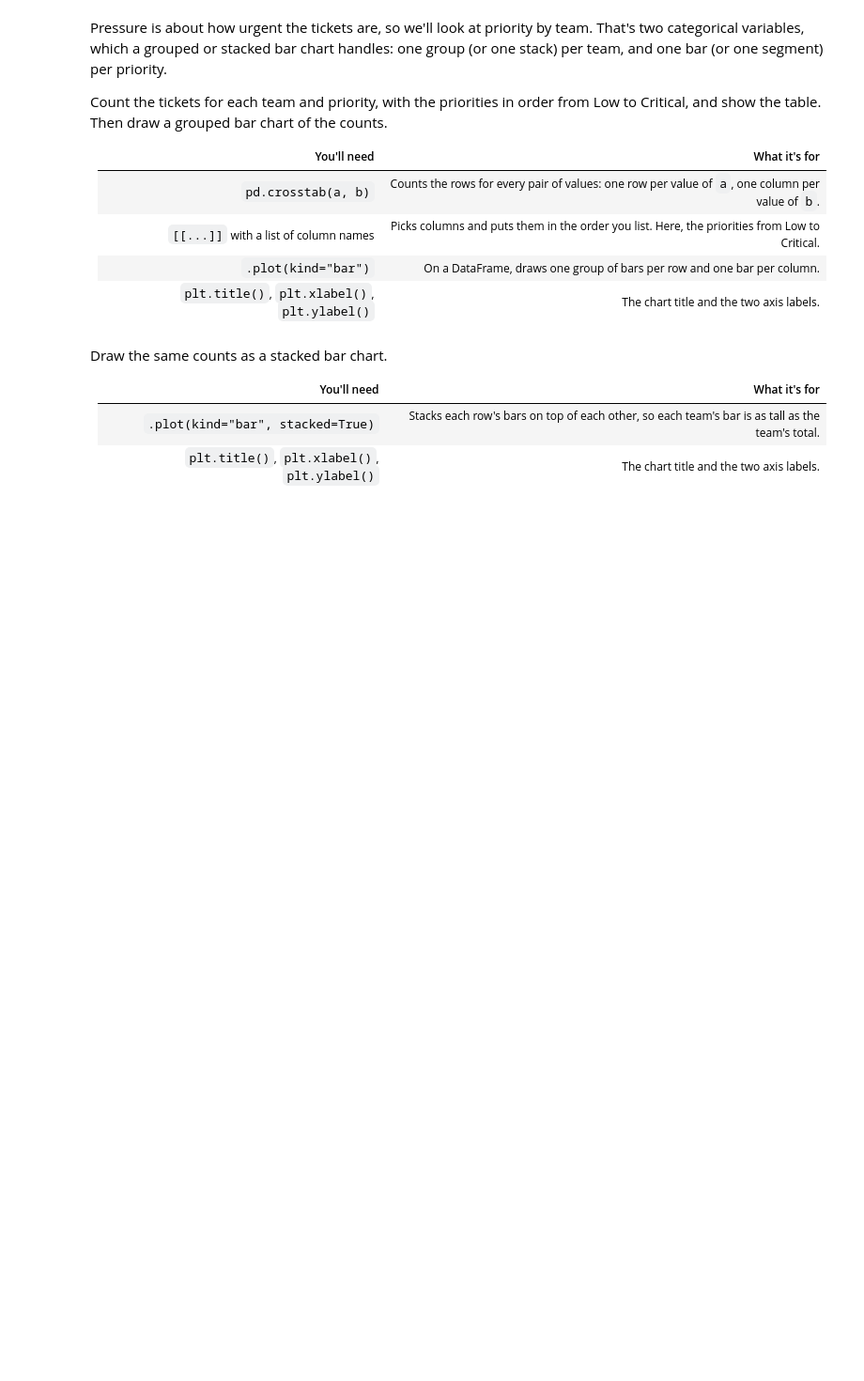
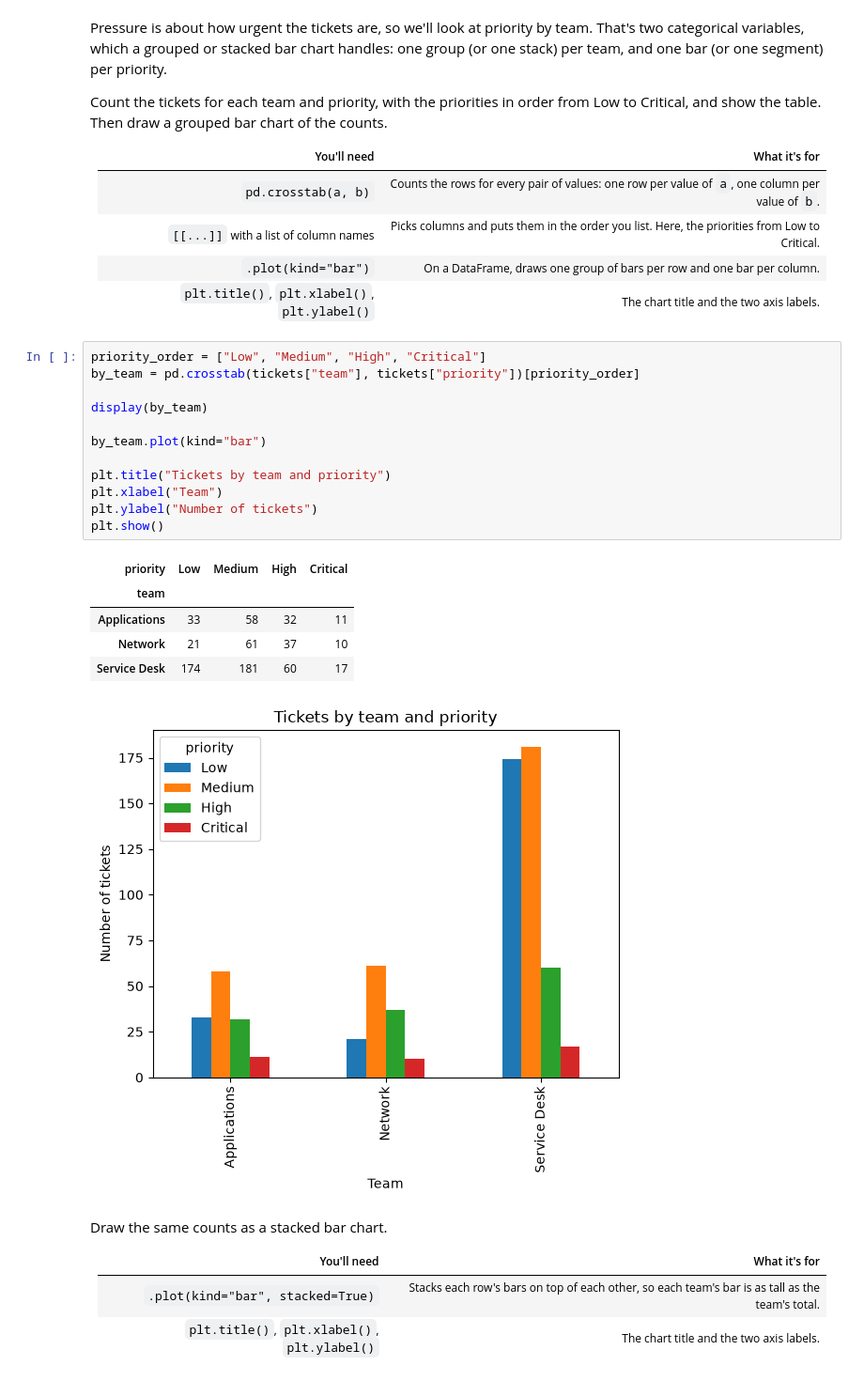
Before and after one commit to Ingiya/2501, a Jupyter notebook: student/lesson-15/discrete_demo_starter.ipynb, the cells around one changed output. Shown at 94% size. Saved outputs shown, nothing was run; the diff lists cells and outputs as text; blank space fills up the shorter version.

```diff
--- a/student/lesson-15/discrete_demo_starter.ipynb
+++ b/student/lesson-15/discrete_demo_starter.ipynb
@@ -84,6 +181,25 @@ Count the tickets for each team and priority, with the priorities in order from
 | `[[...]]` with a list of column names | Picks columns and puts them in the order you list. Here, the priorities from Low to Critical. |
 | `.plot(kind="bar")` | On a DataFrame, draws one group of bars per row and one bar per column. |
 | `plt.title()`, `plt.xlabel()`, `plt.ylabel()` | The chart title and the two axis labels. |
+# %%
+priority_order = ["Low", "Medium", "High", "Critical"]
+by_team = pd.crosstab(tickets["team"], tickets["priority"])[priority_order]
+
+display(by_team)
+
+by_team.plot(kind="bar")
+
+plt.title("Tickets by team and priority")
+plt.xlabel("Team")
+plt.ylabel("Number of tickets")
+plt.show()
+# %% [output]
+| priority | Low | Medium | High | Critical |
+| team |  |  |  |  |
+| Applications | 33 | 58 | 32 | 11 |
+| Network | 21 | 61 | 37 | 10 |
+| Service Desk | 174 | 181 | 60 | 17 |
+[figure, added]
 # %% [markdown]
 Draw the same counts as a stacked bar chart.
 
```
Also changed, not shown: parts of 8 cells of this notebook, 1 other file.
